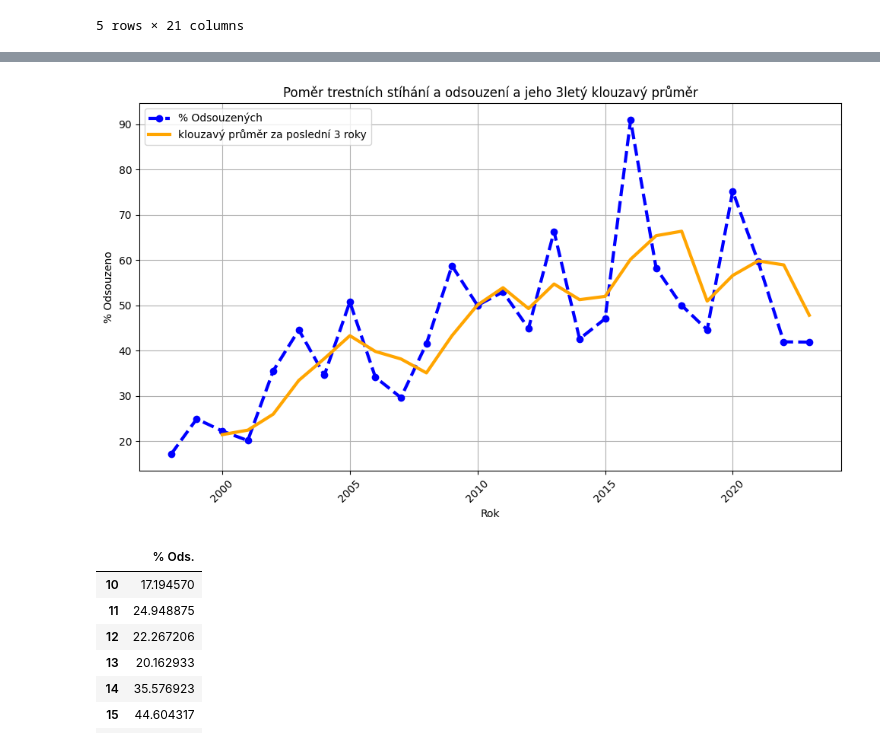
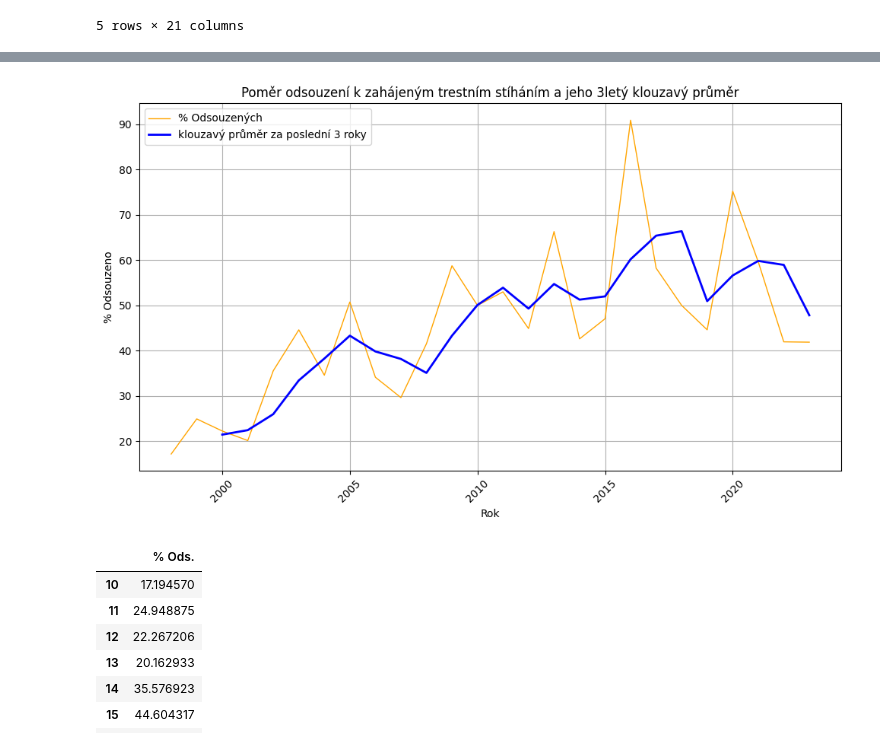
Before and after one commit to DamiTheCraftyPythonista/Thesis, a Jupyter notebook: Hate_crimes_CZ.ipynb, the cells around one changed output, grey strips where cells are left out. Saved outputs shown, nothing was run; the diff lists cells and outputs as text; code cells hidden in the pictures.

```diff
--- a/Hate_crimes_CZ.ipynb
+++ b/Hate_crimes_CZ.ipynb
@@ -3,7 +3,7 @@
 # %%
 import pandas as pd
 # %%
-data = pd.read_excel("data.xlsx")
+data = pd.read_excel("_verbální nenávistné TČ.xlsx")
 # %%
 data.head()
 # %% [output]
@@ -17,29 +74,27 @@ data.head()
 # %%
-import matplotlib.pyplot as plt
-
 data_ods = data[['rok ', 'Unnamed: 20']].dropna()
 data_ods.columns = ['rok', '% Ods.']
 
 data_ods['% Ods.'] = pd.to_numeric(data_ods['% Ods.'], errors='coerce')
 data_ods = data_ods[data_ods['rok'] >= 1998]
 
 data_ods['% Ods. (3-rolling)'] = data_ods['% Ods.'].rolling(window=3).mean()
 
 plt.figure(figsize=(10, 6))
-plt.plot(data_ods['rok'], data_ods['% Ods.'], label='% Odsouzených', marker='o', linestyle='--', color='blue', linewidth=3)
-plt.plot(data_ods['rok'], data_ods['% Ods. (3-rolling)'], label='klouzavý průměr za poslední 3 roky', color='orange', linewidth=3)
+plt.plot(data_ods['rok'], data_ods['% Ods.'], label='% Odsouzených', color='orange', linewidth=1)
+plt.plot(data_ods['rok'], data_ods['% Ods. (3-rolling)'], label='klouzavý průměr za poslední 3 roky', color='blue', linewidth=2)
 
-plt.title('Poměr trestních stíhání a odsouzení a jeho 3letý klouzavý průměr')
+plt.title('Poměr odsouzení k zahájeným trestním stíháním a jeho 3letý klouzavý průměr')
 plt.xlabel('Rok')
 plt.ylabel('% Odsouzeno')
 plt.legend()
 plt.grid(True)
 plt.xticks(rotation=45)
 plt.tight_layout()
 
 plt.show()
 # %% [output]
-[figure, old version]
+[figure, new version]
 # %%
 data_ods['% Ods.']
 # %% [output]
```
Also changed, not shown: parts of 5 cells of this notebook.
